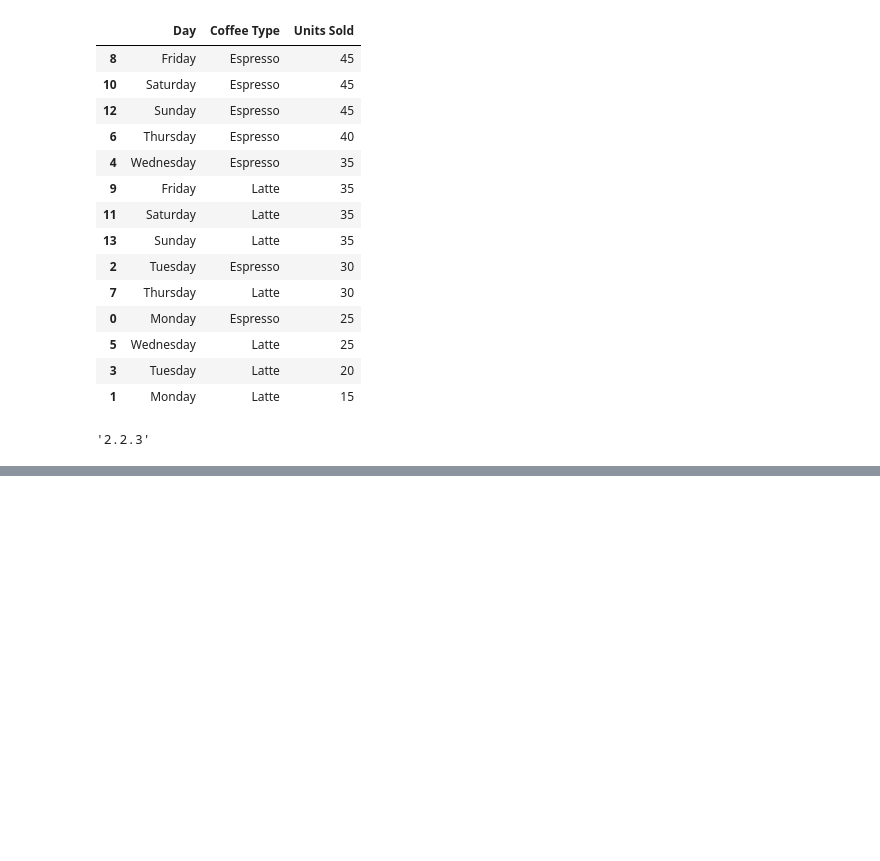
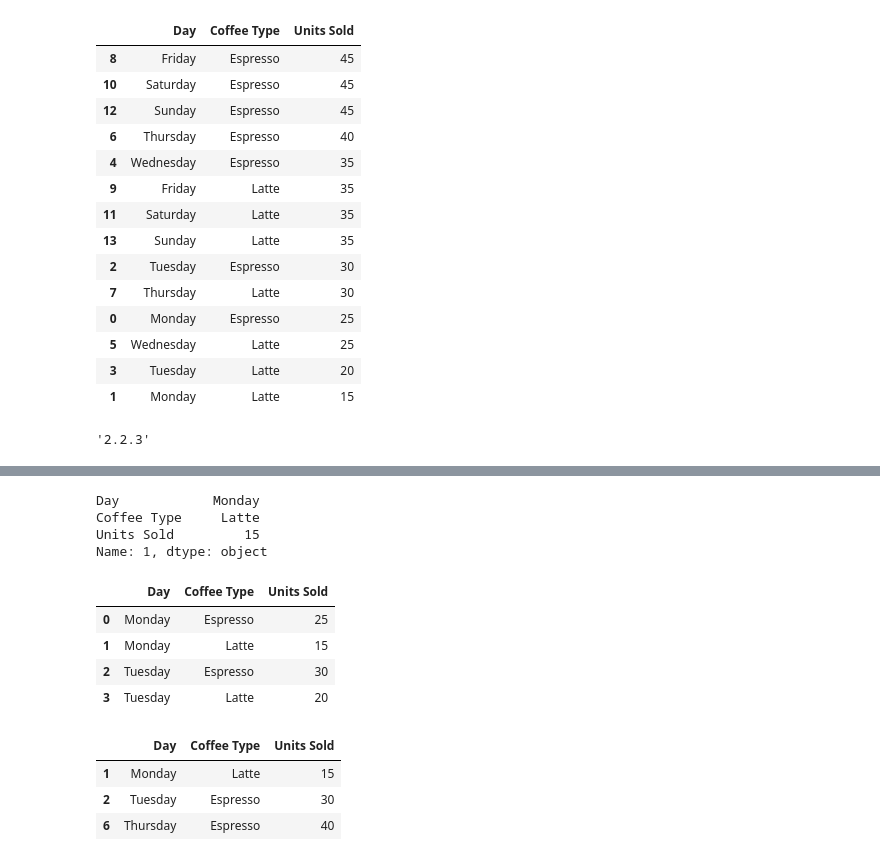
Before and after one commit to vartika7/Pandas, a Jupyter notebook: DataFrames.ipynb, the cells around one changed output, grey strips where cells are left out. Drawn from its saved outputs; the diff is of its cells as text; code cells hidden in the pictures; blank space fills up the shorter version.

```diff
--- a/Practice.ipynb
+++ b/DataFrames.ipynb
@@ -299,0 +315,22 @@ pd.__version__
+# %%
+coffee.loc[1]
+# %% [output]
+Day            Monday
+Coffee Type     Latte
+Units Sold         15
+Name: 1, dtype: object
+# %%
+coffee.loc[0:3]
+# %% [output]
+|  | Day | Coffee Type | Units Sold |
+| 0 | Monday | Espresso | 25 |
+| 1 | Monday | Latte | 15 |
+| 2 | Tuesday | Espresso | 30 |
+| 3 | Tuesday | Latte | 20 |
+# %%
+coffee.loc[[1,2,6]]
+# %% [output]
+|  | Day | Coffee Type | Units Sold |
+| 1 | Monday | Latte | 15 |
+| 2 | Tuesday | Espresso | 30 |
+| 6 | Thursday | Espresso | 40 |
```
Also changed, not shown: parts of 10 cells of this notebook, 2 other files.
